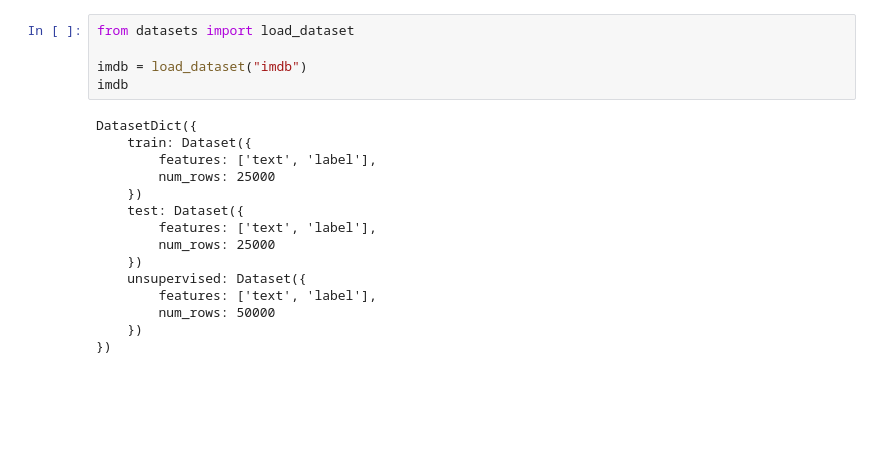
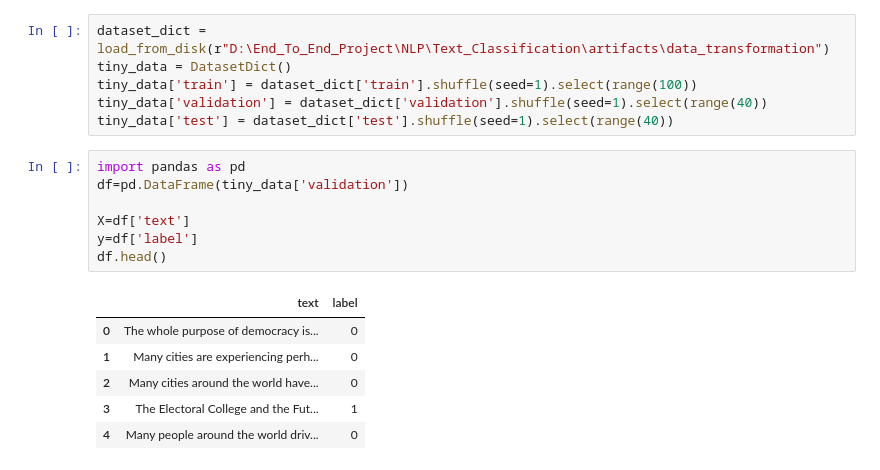
Before and after one commit to alokyadav2020/End_to_End_Text_Classification_FineTune_BERT, a Jupyter notebook: notebook/trials.ipynb, the cells around one changed output. Drawn from its saved outputs; the diff is of its cells as text; blank space fills up the shorter version.

```diff
--- a/notebook/trials.ipynb
+++ b/notebook/trials.ipynb
@@ -22,20 +7,20 @@ list_datasets()
-# %%
-from datasets import load_dataset
-
-imdb = load_dataset("imdb")
-imdb
-# %% [output]
-DatasetDict({
-    train: Dataset({
-        features: ['text', 'label'],
-        num_rows: 25000
-    })
-    test: Dataset({
-        features: ['text', 'label'],
-        num_rows: 25000
-    })
-    unsupervised: Dataset({
-        features: ['text', 'label'],
-        num_rows: 50000
-    })
-})
+# %%
+dataset_dict = load_from_disk(r"D:\End_To_End_Project\NLP\Text_Classification\artifacts\data_transformation")
+tiny_data = DatasetDict()
+tiny_data['train'] = dataset_dict['train'].shuffle(seed=1).select(range(100))
+tiny_data['validation'] = dataset_dict['validation'].shuffle(seed=1).select(range(40))
+tiny_data['test'] = dataset_dict['test'].shuffle(seed=1).select(range(40))
+# %%
+import pandas as pd
+df=pd.DataFrame(tiny_data['validation'])
+
+X=df['text']
+y=df['label']
+df.head()
+# %% [output]
+|  | text | label |
+| 0 | The whole purpose of democracy is... | 0 |
+| 1 | Many cities are experiencing perh... | 0 |
+| 2 | Many cities around the world have... | 0 |
+| 3 | The Electoral College and the Fut... | 1 |
+| 4 | Many people around the world driv... | 0 |
```
Also changed, not shown: parts of 14 cells of this notebook, 10 other files.
